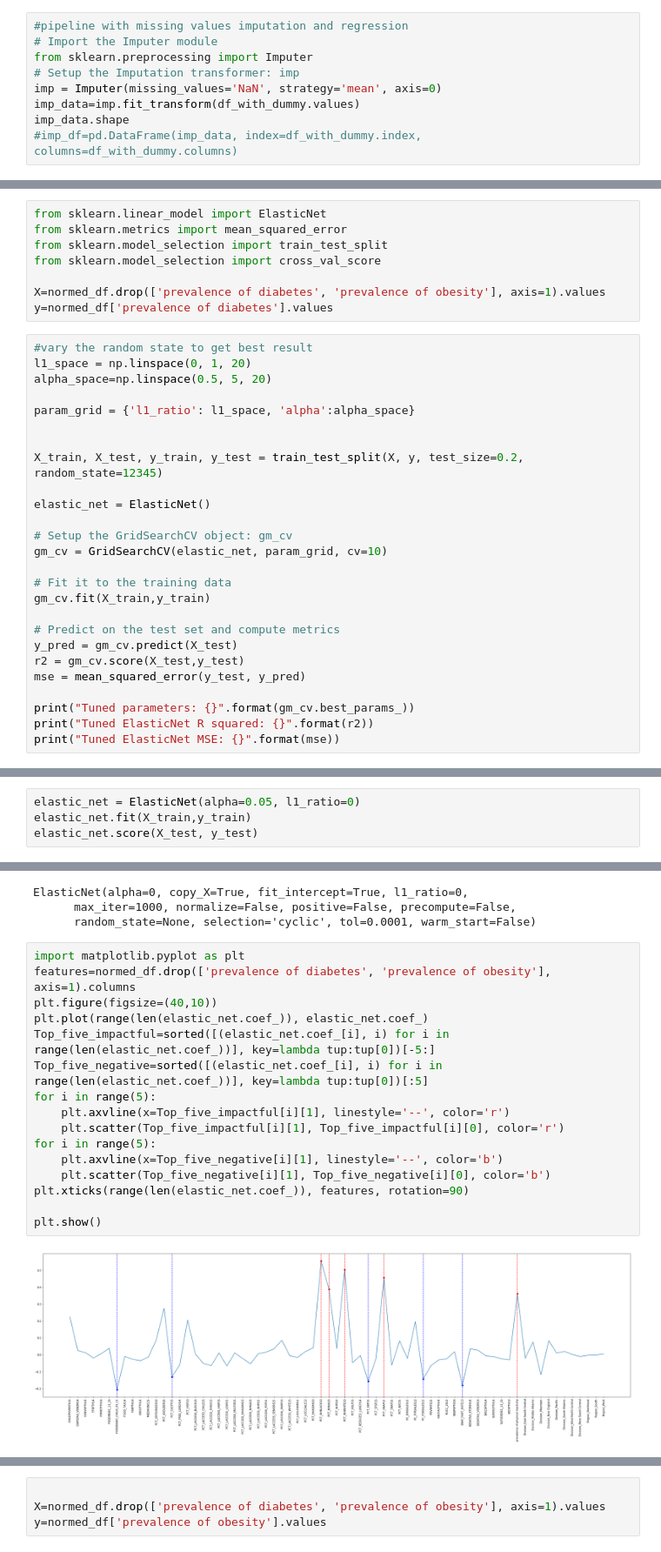
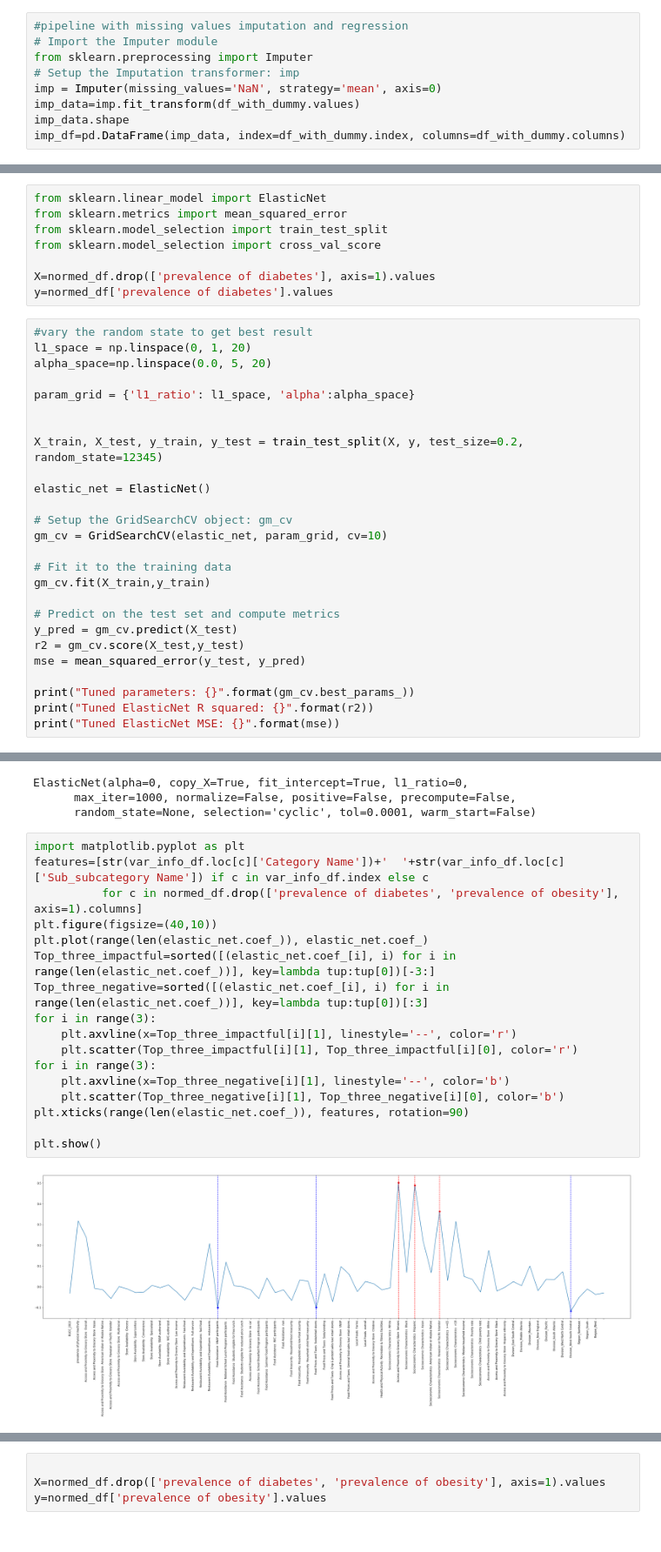
Before and after one commit to cathyxinxyz/Capstone_Project_1, a Jupyter notebook: Codes/regression.ipynb, the cells around one changed output, grey strips where cells are left out. Shown at 87% size. Drawn from its saved outputs; the diff is of its cells as text.

```diff
--- a/Codes/regression.ipynb
+++ b/Codes/regression.ipynb
@@ -69,4 +54,4 @@ from sklearn.preprocessing import Imputer
 imp = Imputer(missing_values='NaN', strategy='mean', axis=0)
 imp_data=imp.fit_transform(df_with_dummy.values)
 imp_data.shape
-#imp_df=pd.DataFrame(imp_data, index=df_with_dummy.index, columns=df_with_dummy.columns)
+imp_df=pd.DataFrame(imp_data, index=df_with_dummy.index, columns=df_with_dummy.columns)
@@ -84,12 +64,12 @@ from sklearn.metrics import mean_squared_error
 from sklearn.model_selection import train_test_split
 from sklearn.model_selection import cross_val_score
 
-X=normed_df.drop(['prevalence of diabetes', 'prevalence of obesity'], axis=1).values
+X=normed_df.drop(['prevalence of diabetes'], axis=1).values
 y=normed_df['prevalence of diabetes'].values
 # %%
 #vary the random state to get best result
 l1_space = np.linspace(0, 1, 20)
-alpha_space=np.linspace(0.5, 5, 20)
+alpha_space=np.linspace(0.0, 5, 20)
 
 param_grid = {'l1_ratio': l1_space, 'alpha':alpha_space}
 
@@ -119,4 +98,0 @@ Tuned ElasticNet MSE: 0.22288143414921785
-# %%
-elastic_net = ElasticNet(alpha=0.05, l1_ratio=0)
-elastic_net.fit(X_train,y_train)
-elastic_net.score(X_test, y_test)
@@ -131,19 +105,20 @@ ElasticNet(alpha=0, copy_X=True, fit_intercept=True, l1_ratio=0,
       random_state=None, selection='cyclic', tol=0.0001, warm_start=False)
 # %%
 import matplotlib.pyplot as plt
-features=normed_df.drop(['prevalence of diabetes', 'prevalence of obesity'], axis=1).columns
+features=[str(var_info_df.loc[c]['Category Name'])+'  '+str(var_info_df.loc[c]['Sub_subcategory Name']) if c in var_info_df.index else c
+          for c in normed_df.drop(['prevalence of diabetes', 'prevalence of obesity'], axis=1).columns]
 plt.figure(figsize=(40,10))
 plt.plot(range(len(elastic_net.coef_)), elastic_net.coef_)
-Top_five_impactful=sorted([(elastic_net.coef_[i], i) for i in range(len(elastic_net.coef_))], key=lambda tup:tup[0])[-5:]
-Top_five_negative=sorted([(elastic_net.coef_[i], i) for i in range(len(elastic_net.coef_))], key=lambda tup:tup[0])[:5]
-for i in range(5):
-    plt.axvline(x=Top_five_impactful[i][1], linestyle='--', color='r')
-    plt.scatter(Top_five_impactful[i][1], Top_five_impactful[i][0], color='r')
-for i in range(5):
-    plt.axvline(x=Top_five_negative[i][1], linestyle='--', color='b')
-    plt.scatter(Top_five_negative[i][1], Top_five_negative[i][0], color='b')
+Top_three_impactful=sorted([(elastic_net.coef_[i], i) for i in range(len(elastic_net.coef_))], key=lambda tup:tup[0])[-3:]
+Top_three_negative=sorted([(elastic_net.coef_[i], i) for i in range(len(elastic_net.coef_))], key=lambda tup:tup[0])[:3]
+for i in range(3):
+    plt.axvline(x=Top_three_impactful[i][1], linestyle='--', color='r')
+    plt.scatter(Top_three_impactful[i][1], Top_three_impactful[i][0], color='r')
+for i in range(3):
+    plt.axvline(x=Top_three_negative[i][1], linestyle='--', color='b')
+    plt.scatter(Top_three_negative[i][1], Top_three_negative[i][0], color='b')
 plt.xticks(range(len(elastic_net.coef_)), features, rotation=90)
 
 plt.show()
 # %% [output]
-[figure, old version]
+[figure, new version]
```
Also changed, not shown: parts of 12 cells of this notebook, 3 other files.
